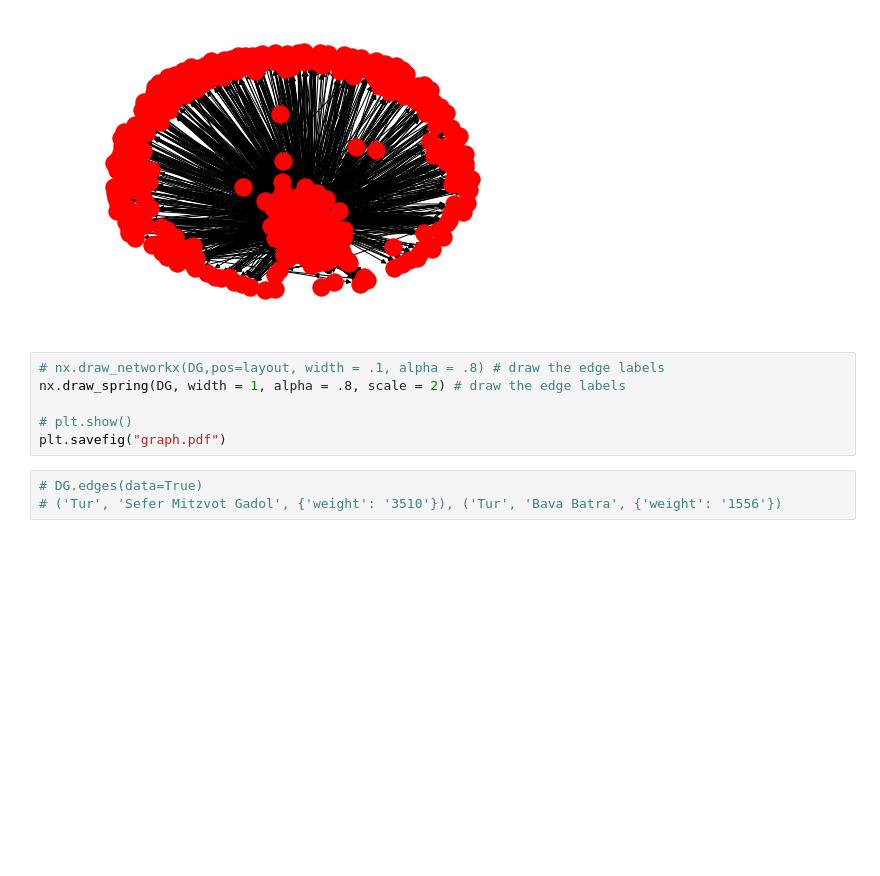
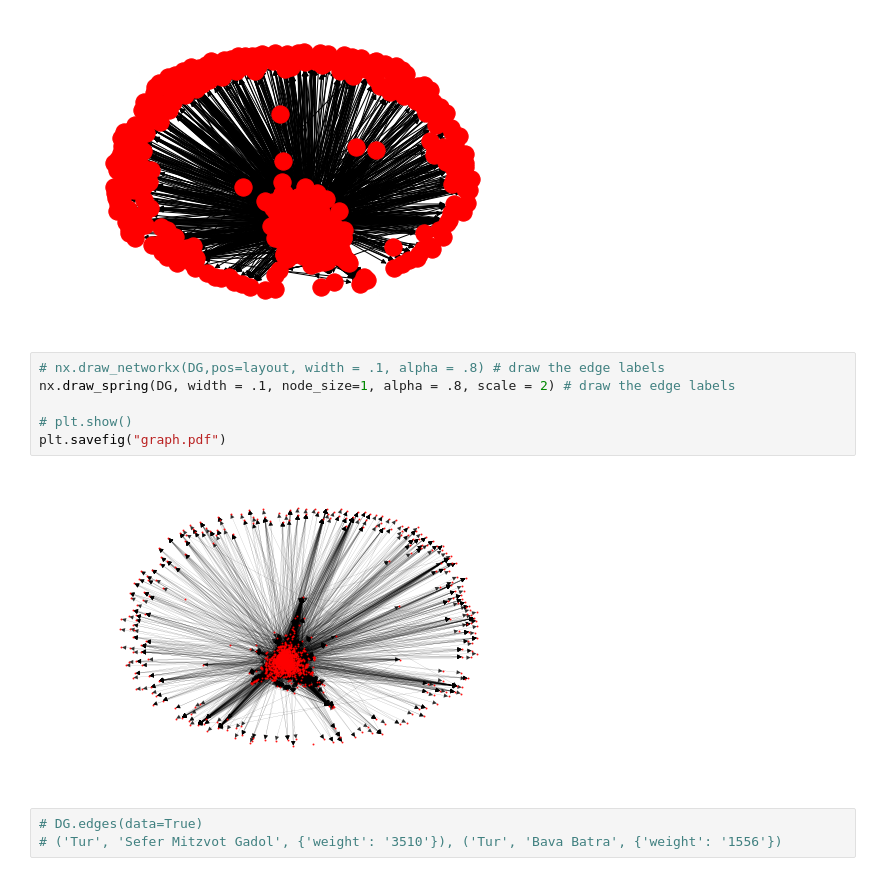
Before and after one commit to clarkdatalabs/bibliometric_networks, a Jupyter notebook: sefaria_network.ipynb, the cells around one changed output. Saved outputs shown, nothing was run; the diff lists cells and outputs as text; blank space fills up the shorter version.

```diff
--- a/sefaria_network.ipynb
+++ b/sefaria_network.ipynb
@@ -42,10 +42,12 @@ for a, b in DG.edges():
 [figure]
 # %%
 # nx.draw_networkx(DG,pos=layout, width = .1, alpha = .8) # draw the edge labels
-nx.draw_spring(DG, width = 1, alpha = .8, scale = 2) # draw the edge labels
+nx.draw_spring(DG, width = .1, node_size=1, alpha = .8, scale = 2) # draw the edge labels
 
 # plt.show()
 plt.savefig("graph.pdf")
+# %% [output]
+[figure, added]
 # %%
 # DG.edges(data=True)
 # ('Tur', 'Sefer Mitzvot Gadol', {'weight': '3510'}), ('Tur', 'Bava Batra', {'weight': '1556'})
```
Also changed, not shown: 2 other files.
